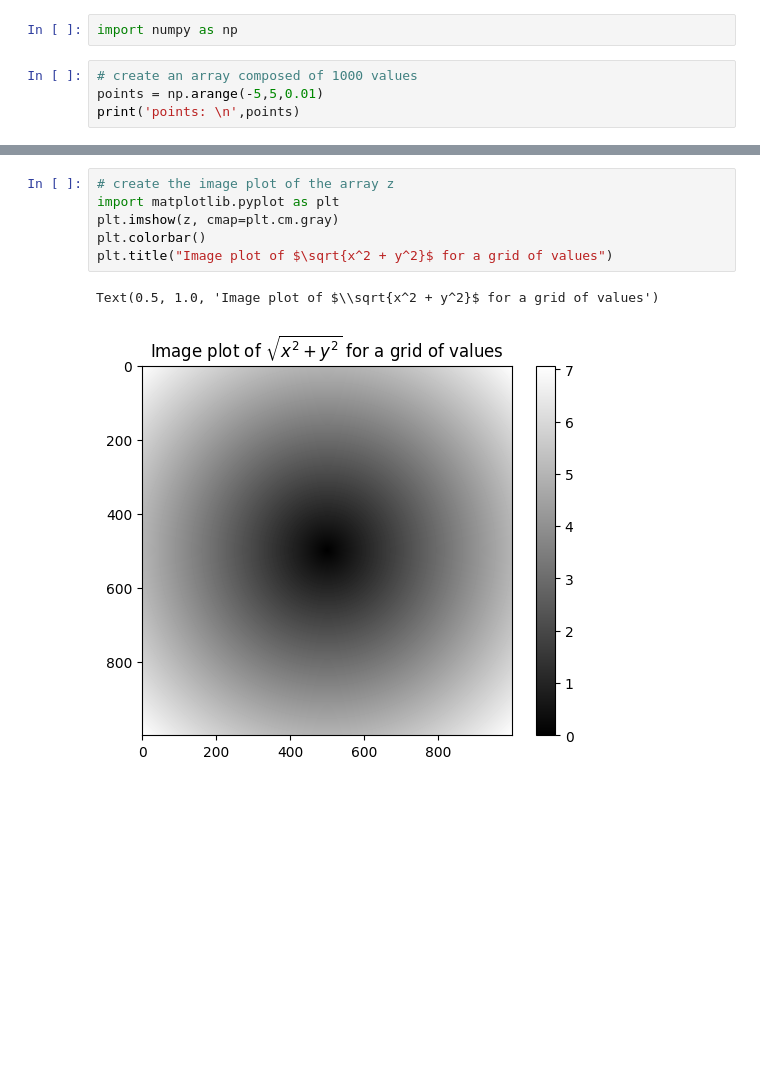
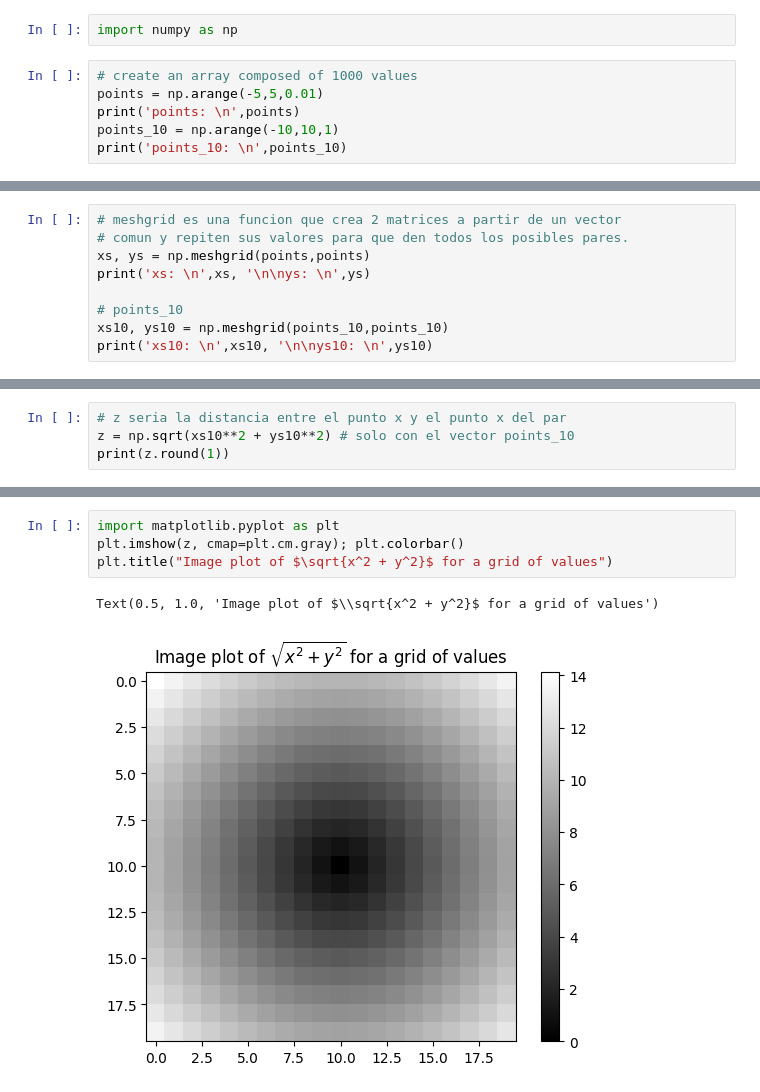
Before and after one commit to artificialintelligencecolombia/course_numpy_pandas_23, a Jupyter notebook: numpy/array_oriented_programming_0111.ipynb, the cells around one changed output, grey strips where cells are left out. Drawn from its saved outputs; the diff is of its cells as text; blank space fills up the shorter version.

Commit message:
06/11: where and array vectorization.

```diff
--- a/numpy/array_oriented_programming_0111.ipynb
+++ b/numpy/array_oriented_programming_0111.ipynb
@@ -4,6 +4,8 @@ import numpy as np
 # create an array composed of 1000 values
 points = np.arange(-5,5,0.01)
 print('points: \n',points)
+points_10 = np.arange(-10,10,1)
+print('points_10: \n',points_10)
 # %% [output]
 points:
  [-5.0000000e+00 -4.9900000e+00 -4.9800000e+00 -4.9700000e+00
@@ -66,0 +27,9 @@ z.shape:
+# %%
+# meshgrid es una funcion que crea 2 matrices a partir de un vector
+# comun y repiten sus valores para que den todos los posibles pares.
+xs, ys = np.meshgrid(points,points)
+print('xs: \n',xs, '\n\nys: \n',ys)
+
+# points_10
+xs10, ys10 = np.meshgrid(points_10,points_10)
+print('xs10: \n',xs10, '\n\nys10: \n',ys10)
@@ -66,0 +54,4 @@ z.shape:
+# %%
+# z seria la distancia entre el punto x y el punto x del par
+z = np.sqrt(xs10**2 + ys10**2) # solo con el vector points_10
+print(z.round(1))
@@ -67,9 +76,7 @@ z.shape:
 # %%
-# create the image plot of the array z
 import matplotlib.pyplot as plt
-plt.imshow(z, cmap=plt.cm.gray)
-plt.colorbar()
+plt.imshow(z, cmap=plt.cm.gray); plt.colorbar()
 plt.title("Image plot of $\sqrt{x^2 + y^2}$ for a grid of values")
 # %% [output]
 Text(0.5, 1.0, 'Image plot of $\\sqrt{x^2 + y^2}$ for a grid of values')
-[figure, old version]
+[figure, new version]
```
Also changed, not shown: parts of 5 cells of this notebook, 4 other files.
